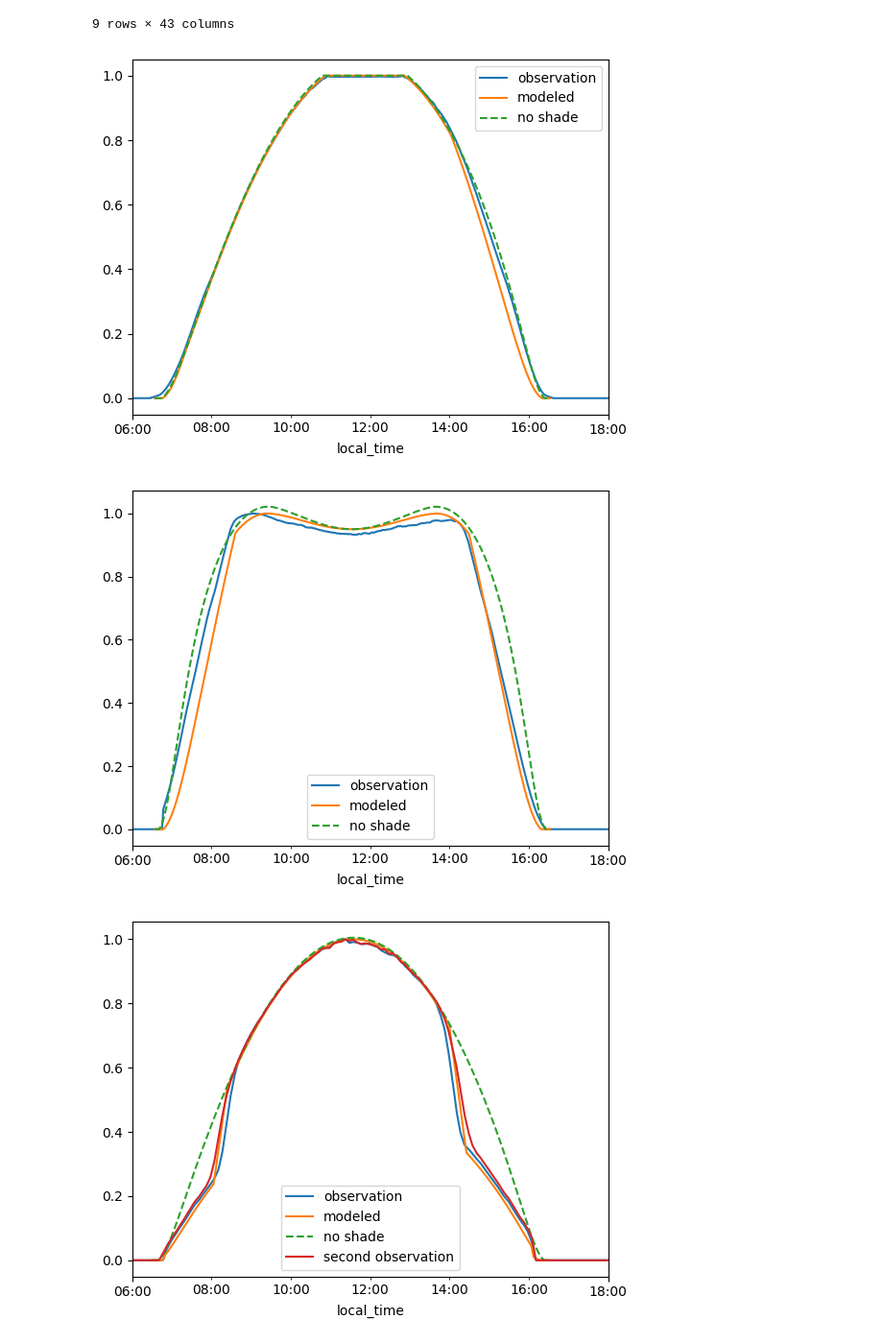
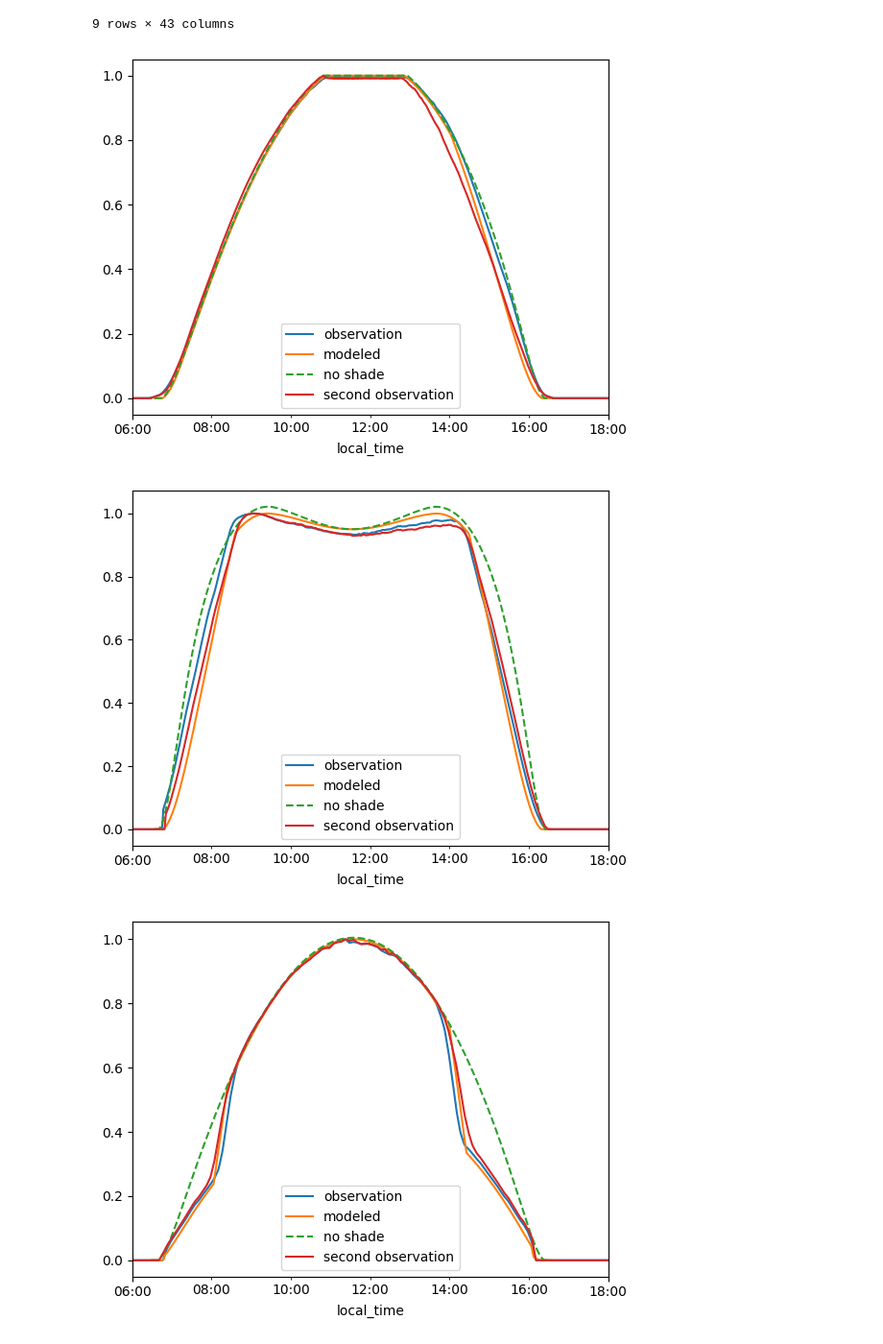
Before and after one commit to williamhobbs/2024_pvpmc_self_shade, a Jupyter notebook: 2024_pvpmc_self_shade_rev1.ipynb, the cells around one changed output. Shown at 96% size. Cells and saved outputs as stored; diff of their text form; code cells hidden in the pictures.

Commit message:
more comparisons with observations

```diff
--- a/2024_pvpmc_self_shade_rev1.ipynb
+++ b/2024_pvpmc_self_shade_rev1.ipynb
@@ -233,49 +233,59 @@ plants_df
 # %%
 # pick plant/inv unit number:
 unit_id = 10
+unit_id2 = 11
 
 # read in normalized observed power from a reference plant
 power_obs = pd.read_csv('sample_data/plant_' + str(unit_id) + '.csv',
+                        index_col=0,
+                        parse_dates = ["local_time"])
+power_obs2 = pd.read_csv('sample_data/plant_' + str(unit_id2) + '.csv',
                         index_col=0,
                         parse_dates = ["local_time"])
 
 # convert row of dataframe to a dictionary to be passed to power function
 plant_data = plants_df.loc[unit_id].dropna().to_dict()
 # make some clear sky resource data. Can replace with NSRDB data later
 times = pd.date_range('2021-12-14 6:00', '2021-12-14 18:00', freq='1min', tz='Etc/GMT+6')
 loc = pvlib.location.Location(latitude=plant_data['latitude'], longitude=plant_data['longitude'], tz=times.tz)
 resource_data = loc.get_clearsky(times)
 resource_data['temp_air'] = 15 # use 15 deg C as generic value
 resource_data['wind_speed'] = 2 # use 2 m/s as generic value
 resource_data['albedo'] = 0.2 # use 0.2 as a generic value
 plant_data_new = { **plant_data,
                   'dc_loss_fraction':0.08,
                   }
 power_ac_modeled, pnorm0, fs0, poa_front, poa_front_inf_sh = plant_power_with_shade_losses(resource_data, **plant_data_new)
 
 # negligible shade w/ linear loss model
 plant_data_new = { **plant_data,
                   'dc_loss_fraction':0.08,
                   'gcr':0.00000001,
                   'row_side_num_mods':1,
                   'shade_loss_type':'linear',
                   'cell_type':'thin-film',
                   }
 power_ac_no_shade, _, _, _, _ = plant_power_with_shade_losses(resource_data, **plant_data_new)
 
 (power_obs / power_obs.max()).plot()
 (power_ac_modeled / power_ac_modeled.max()).plot()
 (power_ac_no_shade / power_ac_modeled.max()).plot(linestyle='--')
-plt.legend(['observation','modeled','no shade'])
+(power_obs2.observed_power / power_obs2.observed_power.max()).plot()
+plt.legend(['observation','modeled','no shade', 'second observation'])
 plt.show()
 # %% [output]
-[figure, old version]
+[figure, new version]
 # %%
 # pick plant/inv unit number:
 unit_id = 20
+unit_id2 = 21
 
 # read in normalized observed power from a reference plant
 power_obs = pd.read_csv('sample_data/plant_' + str(unit_id) + '.csv',
+                        index_col=0,
+                        parse_dates = ["local_time"])
+# read in normalized observed power from a reference plant
+power_obs2 = pd.read_csv('sample_data/plant_' + str(unit_id2) + '.csv',
                         index_col=0,
                         parse_dates = ["local_time"])
 
@@ -304,10 +314,11 @@ power_ac_no_shade, _, _, _, _ = plant_power_with_shade_losses(resource_data, **p
 (power_obs / power_obs.max()).plot()
 (power_ac_modeled / power_ac_modeled.max()).plot()
 (power_ac_no_shade / power_ac_modeled.max()).plot(linestyle='--')
-plt.legend(['observation','modeled','no shade'])
+(power_obs2.observed_power / power_obs2.observed_power.max()).plot()
+plt.legend(['observation','modeled','no shade', 'second observation'])
 plt.show()
 # %% [output]
-[figure, old version]
+[figure, new version]
 # %%
 # pick plant/inv unit number:
 unit_id = 30
```
Also changed, not shown: 2 other files.
